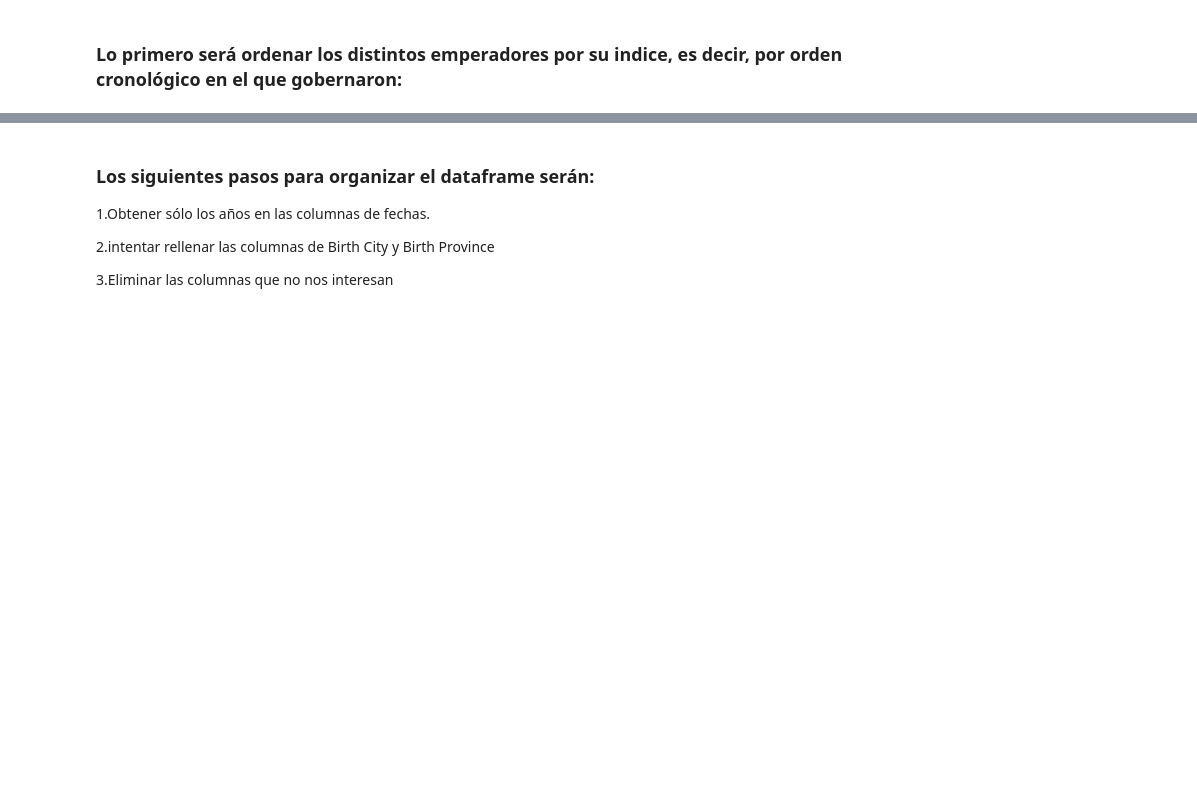
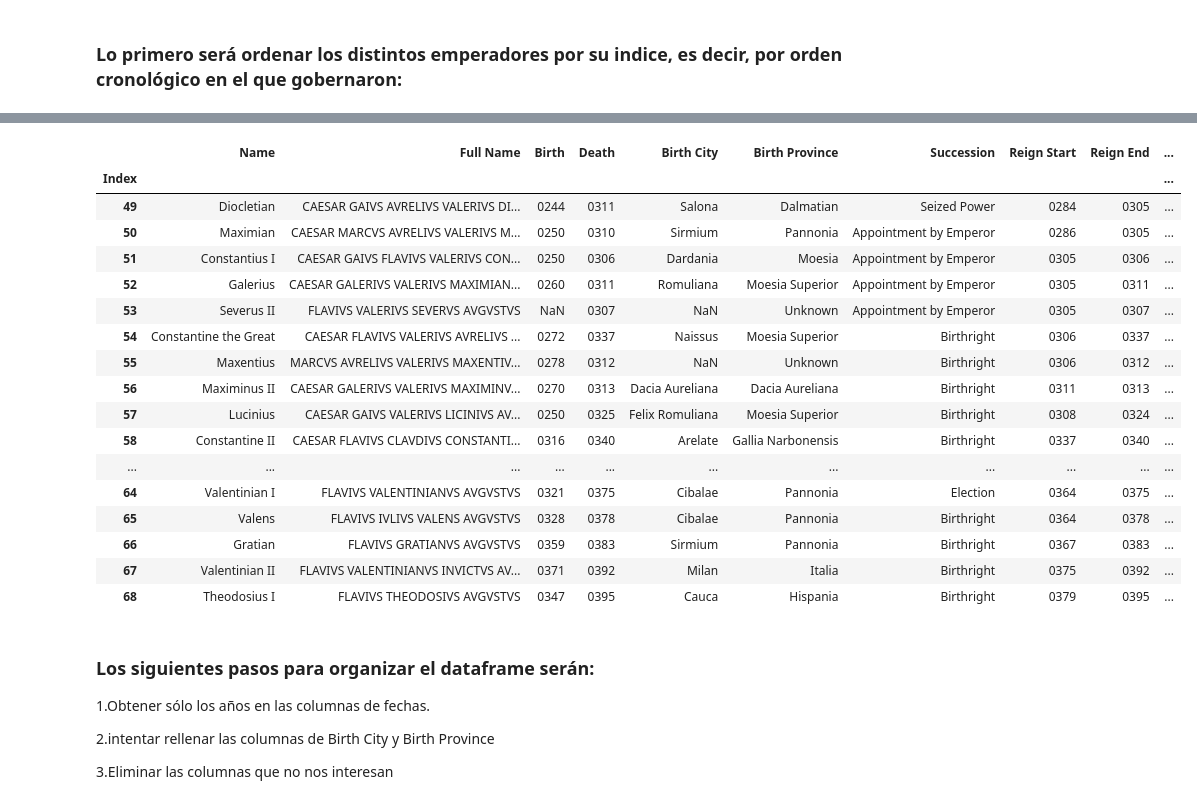
Before and after one commit to GonzaloDC/Emperadores-Romanos, a Jupyter notebook: Notebooks/Emperadores romanos.ipynb, the cells around one changed output, grey strips where cells are left out. Cells and saved outputs as stored; diff of their text form; code cells hidden in the pictures; blank space fills up the shorter version.

```diff
--- a/Emperadores romanos.ipynb
+++ b/Notebooks/Emperadores romanos.ipynb
@@ -48,6 +48,27 @@ df.head()
 | 58 | 3 | Caligula | GAIVS IVLIVS CAESAR AVGVSTVS GERM... | 0012-08-31T00:53:28+00:53 | 0041-01-24T00:53:28+00:53 | Antitum | Italia | Birthright | 0037-03-18T00:53:28+00:53 | ... |
 | 53 | 4 | Claudius | TIBERIVS CLAVDIVS CAESAR AVGVSTVS... | 0009-08-01T00:53:28+00:53 | 0054-10-13T00:53:28+00:53 | Lugdunum | Gallia Lugdunensis | Birthright | 0041-01-25T00:53:28+00:53 | ... |
 | 50 | 5 | Nero | NERO CLAVDIVS CAESAR AVGVSTVS GER... | 0037-12-15T00:53:28+00:53 | 0068-06-09T00:53:28+00:53 | Antitum | Italia | Birthright | 0054-10-13T00:53:28+00:53 | ... |
+# %%
+df.tail(20)
+# %% [output]
+|  | Name | Full Name | Birth | Death | Birth City | Birth Province | Succession | Reign Start | Reign End | ... |
+| Index |  |  |  |  |  |  |  |  |  | ... |
+| 49 | Diocletian | CAESAR GAIVS AVRELIVS VALERIVS DI... | 0244 | 0311 | Salona | Dalmatian | Seized Power | 0284 | 0305 | ... |
+| 50 | Maximian | CAESAR MARCVS AVRELIVS VALERIVS M... | 0250 | 0310 | Sirmium | Pannonia | Appointment by Emperor | 0286 | 0305 | ... |
+| 51 | Constantius I | CAESAR GAIVS FLAVIVS VALERIVS CON... | 0250 | 0306 | Dardania | Moesia | Appointment by Emperor | 0305 | 0306 | ... |
+| 52 | Galerius | CAESAR GALERIVS VALERIVS MAXIMIAN... | 0260 | 0311 | Romuliana | Moesia Superior | Appointment by Emperor | 0305 | 0311 | ... |
+| 53 | Severus II | FLAVIVS VALERIVS SEVERVS AVGVSTVS | NaN | 0307 | NaN | Unknown | Appointment by Emperor | 0305 | 0307 | ... |
+| 54 | Constantine the Great | CAESAR FLAVIVS VALERIVS AVRELIVS ... | 0272 | 0337 | Naissus | Moesia Superior | Birthright | 0306 | 0337 | ... |
+| 55 | Maxentius | MARCVS AVRELIVS VALERIVS MAXENTIV... | 0278 | 0312 | NaN | Unknown | Birthright | 0306 | 0312 | ... |
+| 56 | Maximinus II | CAESAR GALERIVS VALERIVS MAXIMINV... | 0270 | 0313 | Dacia Aureliana | Dacia Aureliana | Birthright | 0311 | 0313 | ... |
+| 57 | Lucinius | CAESAR GAIVS VALERIVS LICINIVS AV... | 0250 | 0325 | Felix Romuliana | Moesia Superior | Birthright | 0308 | 0324 | ... |
+| 58 | Constantine II | CAESAR FLAVIVS CLAVDIVS CONSTANTI... | 0316 | 0340 | Arelate | Gallia Narbonensis | Birthright | 0337 | 0340 | ... |
+| ... | ... | ... | ... | ... | ... | ... | ... | ... | ... | ... |
+| 64 | Valentinian I | FLAVIVS VALENTINIANVS AVGVSTVS | 0321 | 0375 | Cibalae | Pannonia | Election | 0364 | 0375 | ... |
+| 65 | Valens | FLAVIVS IVLIVS VALENS AVGVSTVS | 0328 | 0378 | Cibalae | Pannonia | Birthright | 0364 | 0378 | ... |
+| 66 | Gratian | FLAVIVS GRATIANVS AVGVSTVS | 0359 | 0383 | Sirmium | Pannonia | Birthright | 0367 | 0383 | ... |
+| 67 | Valentinian II | FLAVIVS VALENTINIANVS INVICTVS AV... | 0371 | 0392 | Milan | Italia | Birthright | 0375 | 0392 | ... |
+| 68 | Theodosius I | FLAVIVS THEODOSIVS AVGVSTVS | 0347 | 0395 | Cauca | Hispania | Birthright | 0379 | 0395 | ... |
 # %% [markdown]
 ### Los siguientes pasos para organizar el dataframe serán:
 1.Obtener sólo los años en las columnas de fechas.
```
Also changed, not shown: parts of 1 cell of this notebook, 1 other file.
